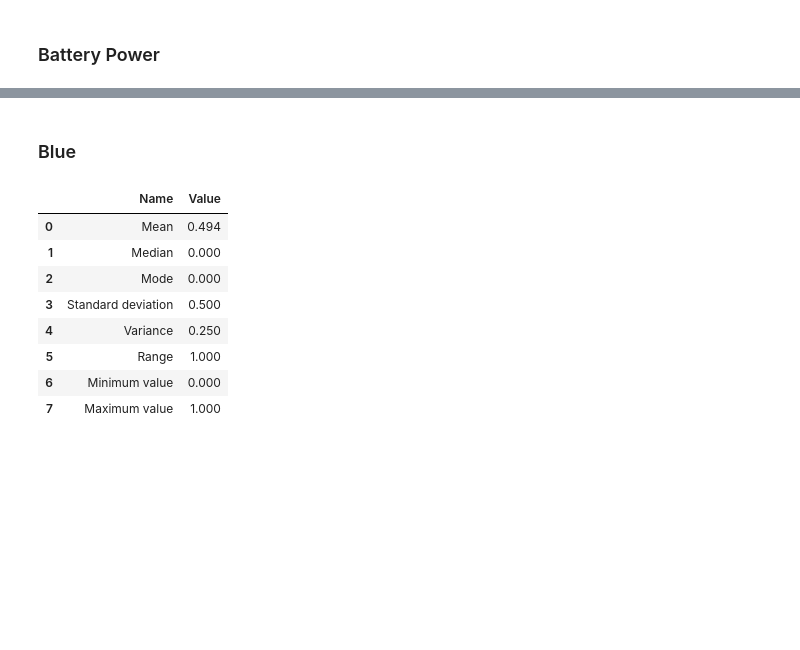
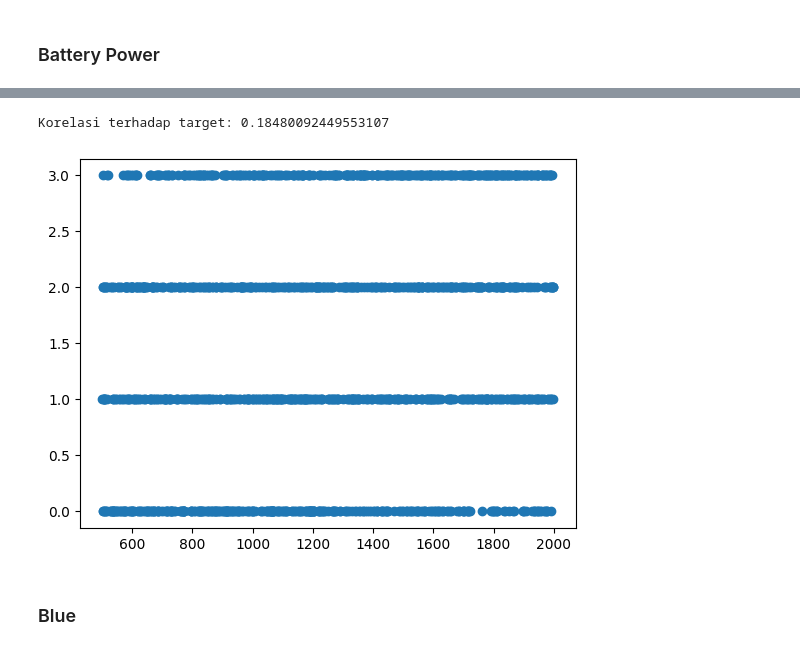
Before and after one commit to kevinjohn01/Tucil2_13521042_13521107, a Jupyter notebook: Tucil2_13521042_13521107.ipynb, the cells around one changed output, grey strips where cells are left out. Drawn from its saved outputs; the diff is of its cells as text; code cells hidden in the pictures; blank space fills up the shorter version.

```diff
--- a/Tucil2_13521042_13521107.ipynb
+++ b/Tucil2_13521042_13521107.ipynb
@@ -199,14 +264,9 @@ NumericStatistics('battery_power').visualize(15)
+# %%
+# Korelasi terhadap kolom target
+corr, _ = col.versus(data['price_range'])
+print(f'Korelasi terhadap target: {corr}')
+# %% [output]
+Korelasi terhadap target: 0.18480092449553107
+[figure, added]
 # %% [markdown]
 ### Blue
-# %%
-NonnumericStatistics('blue').stats()
-# %% [output]
-|  | Name | Value |
-| 0 | Mean | 0.494 |
-| 1 | Median | 0.000 |
-| 2 | Mode | 0.000 |
-| 3 | Standard deviation | 0.500 |
-| 4 | Variance | 0.250 |
-| 5 | Range | 1.000 |
-| 6 | Minimum value | 0.000 |
-| 7 | Maximum value | 1.000 |
```
Also changed, not shown: parts of 122 cells of this notebook.
